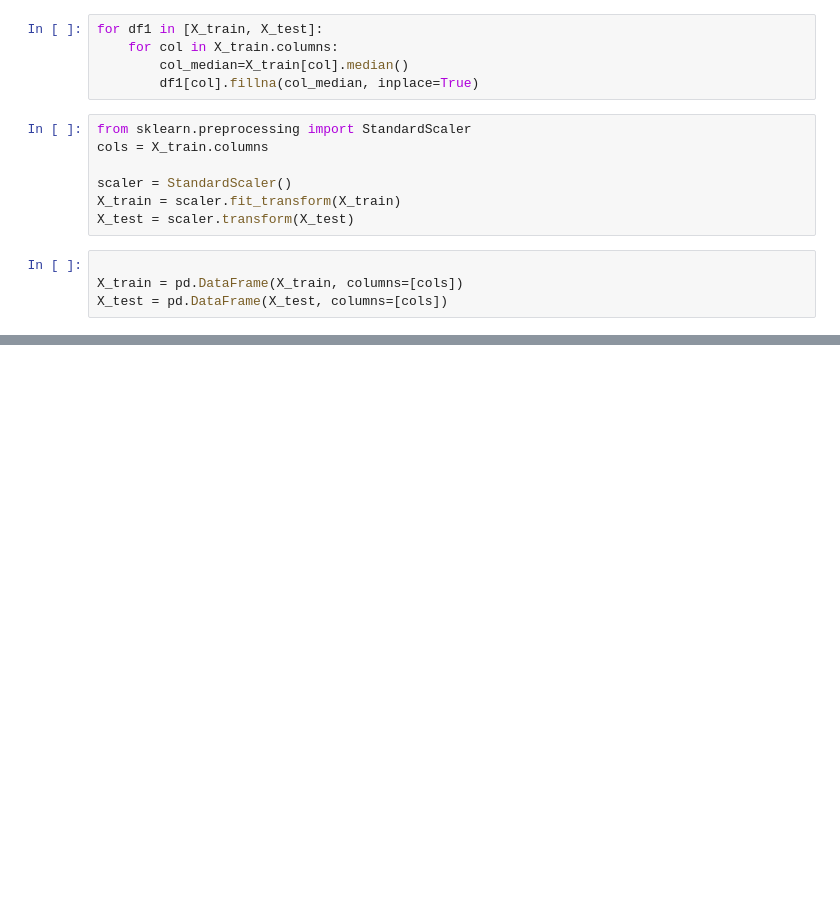
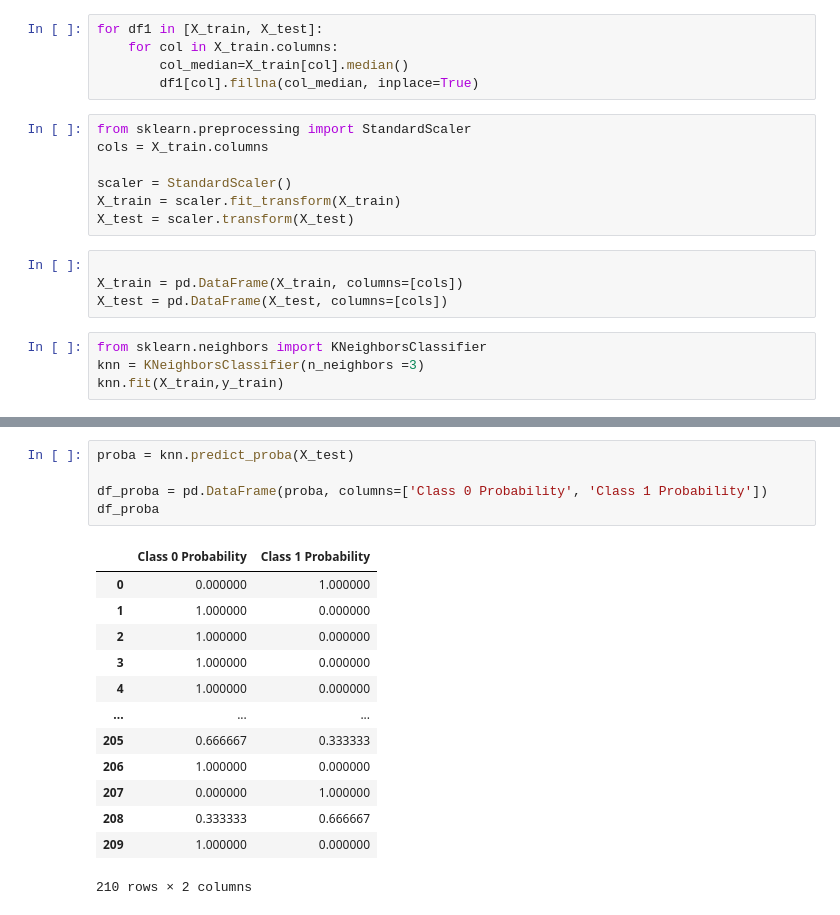
Before and after one commit to noobmasterfinishlaster/Machine-Learning-Practice-, a Jupyter notebook: week_3_class_work_.ipynb, the cells around one changed output, grey strips where cells are left out. Cells and saved outputs as stored; diff of their text form; blank space fills up the shorter version.

```diff
--- a/week_3_class_work_.ipynb
+++ b/week_3_class_work_.ipynb
@@ -246,3 +246,7 @@ X_test = scaler.transform(X_test)
 
 X_train = pd.DataFrame(X_train, columns=[cols])
 X_test = pd.DataFrame(X_test, columns=[cols])
+# %%
+from sklearn.neighbors import KNeighborsClassifier
+knn = KNeighborsClassifier(n_neighbors =3)
+knn.fit(X_train,y_train)
@@ -248,0 +297,19 @@ X_test = pd.DataFrame(X_test, columns=[cols])
+# %%
+proba = knn.predict_proba(X_test)
+
+df_proba = pd.DataFrame(proba, columns=['Class 0 Probability', 'Class 1 Probability'])
+df_proba
+# %% [output]
+|  | Class 0 Probability | Class 1 Probability |
+| 0 | 0.000000 | 1.000000 |
+| 1 | 1.000000 | 0.000000 |
+| 2 | 1.000000 | 0.000000 |
+| 3 | 1.000000 | 0.000000 |
+| 4 | 1.000000 | 0.000000 |
+| ... | ... | ... |
+| 205 | 0.666667 | 0.333333 |
+| 206 | 1.000000 | 0.000000 |
+| 207 | 0.000000 | 1.000000 |
+| 208 | 0.333333 | 0.666667 |
+| 209 | 1.000000 | 0.000000 |
+210 rows × 2 columns
```
Also changed, not shown: parts of 13 cells of this notebook.
